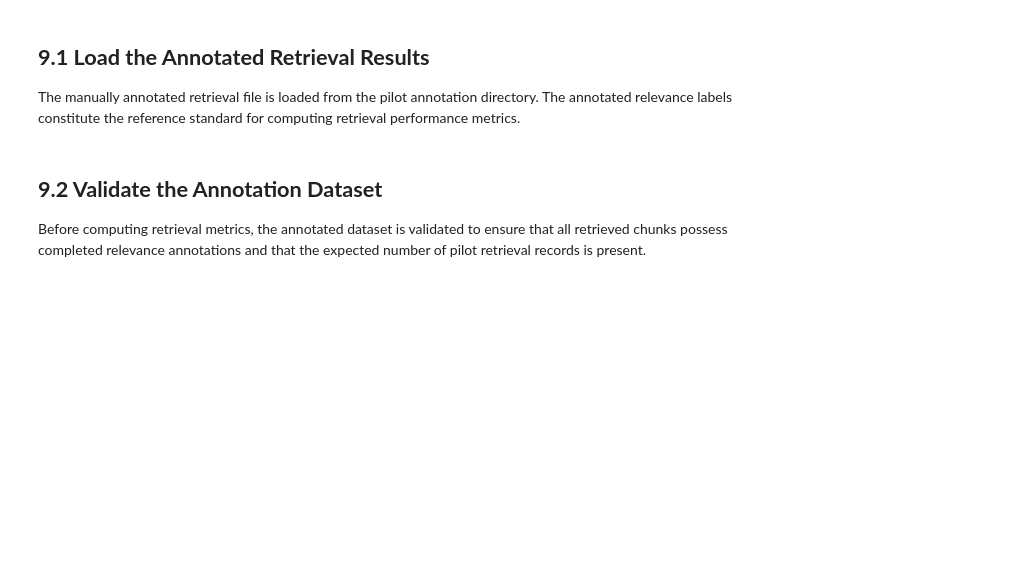
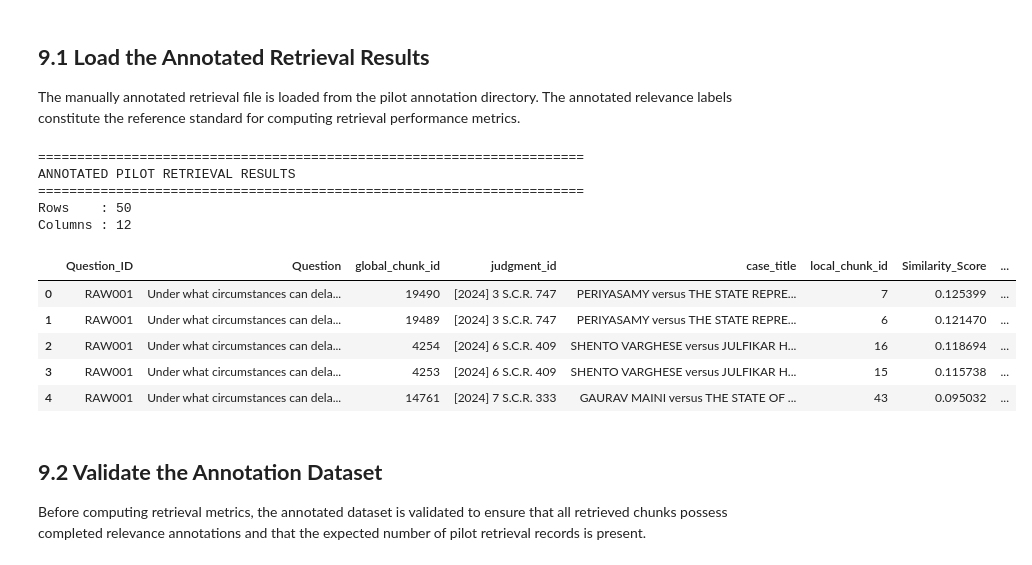
Before and after one commit to p2kalita/RAGx-retrieval-matrix, a Jupyter notebook: notebooks/04_NyayaRAG_Pilot_Evaluation_and_Pipeline_Validation.ipynb, the cells around one changed output. Cells and saved outputs as stored; diff of their text form; code cells hidden in the pictures; blank space fills up the shorter version.

Commit message:
added all manual pilot annotations

```diff
--- a/notebooks/04_NyayaRAG_Pilot_Evaluation_and_Pipeline_Validation.ipynb
+++ b/notebooks/04_NyayaRAG_Pilot_Evaluation_and_Pipeline_Validation.ipynb
@@ -157,7 +165,7 @@ venv
 
 The NyayaRAG project is organised into dedicated directories for benchmark data, processed corpus files, embeddings, retrieval models, evaluation outputs, and generated results. The paths below provide a single point of reference for all resources used in the pilot evaluation.
 # %%
-PROJECT_DIR = Path(r"D:\SPAR-NSR\NyayaRAG")
+PROJECT_DIR = Path(r"D:\_ResearchNotebooks\NyayaRAG")
 
 BENCHMARK_DIR = PROJECT_DIR / "benchmark"
 DATA_DIR = PROJECT_DIR / "data"
@@ -880,23 +1105,35 @@ The manually annotated retrieval file is loaded from the pilot annotation direct
 # %%
 # ============================================================
 # Load Annotated TF-IDF Pilot Results
 # ============================================================
 
 ANNOTATION_FILE = (
     PILOT_ANNOTATION_DIR /
-    "tfidf_pilot_annotations.csv"
+    "tfidf_gemini_judged.csv"
 )
 
 annotated_df = pd.read_csv(ANNOTATION_FILE)
 
 print("=" * 70)
 print("ANNOTATED PILOT RETRIEVAL RESULTS")
 print("=" * 70)
 
 print(f"Rows    : {len(annotated_df):,}")
 print(f"Columns : {len(annotated_df.columns)}")
 
 display(annotated_df.head())
+# %% [output]
+======================================================================
+ANNOTATED PILOT RETRIEVAL RESULTS
+======================================================================
+Rows    : 50
+Columns : 12
+|  | Question_ID | Question | global_chunk_id | judgment_id | case_title | local_chunk_id | Similarity_Score | ... |
+| 0 | RAW001 | Under what circumstances can dela... | 19490 | [2024] 3 S.C.R. 747 | PERIYASAMY versus THE STATE REPRE... | 7 | 0.125399 | ... |
+| 1 | RAW001 | Under what circumstances can dela... | 19489 | [2024] 3 S.C.R. 747 | PERIYASAMY versus THE STATE REPRE... | 6 | 0.121470 | ... |
+| 2 | RAW001 | Under what circumstances can dela... | 4254 | [2024] 6 S.C.R. 409 | SHENTO VARGHESE versus JULFIKAR H... | 16 | 0.118694 | ... |
+| 3 | RAW001 | Under what circumstances can dela... | 4253 | [2024] 6 S.C.R. 409 | SHENTO VARGHESE versus JULFIKAR H... | 15 | 0.115738 | ... |
+| 4 | RAW001 | Under what circumstances can dela... | 14761 | [2024] 7 S.C.R. 333 | GAURAV MAINI versus THE STATE OF ... | 43 | 0.095032 | ... |
 # %% [markdown]
 ## **9.2 Validate the Annotation Dataset**
 
```
Also changed, not shown: parts of 150 cells of this notebook, 13 other files.
